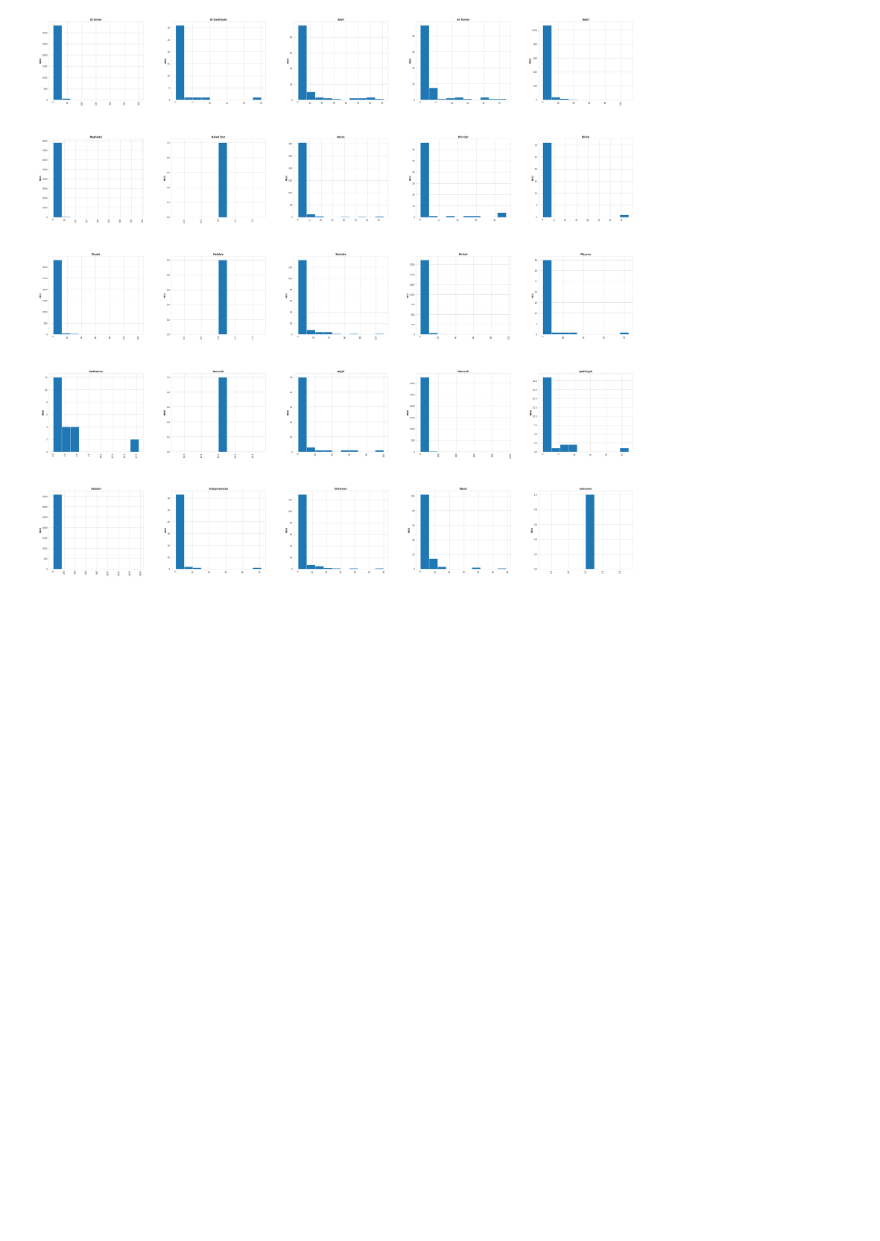
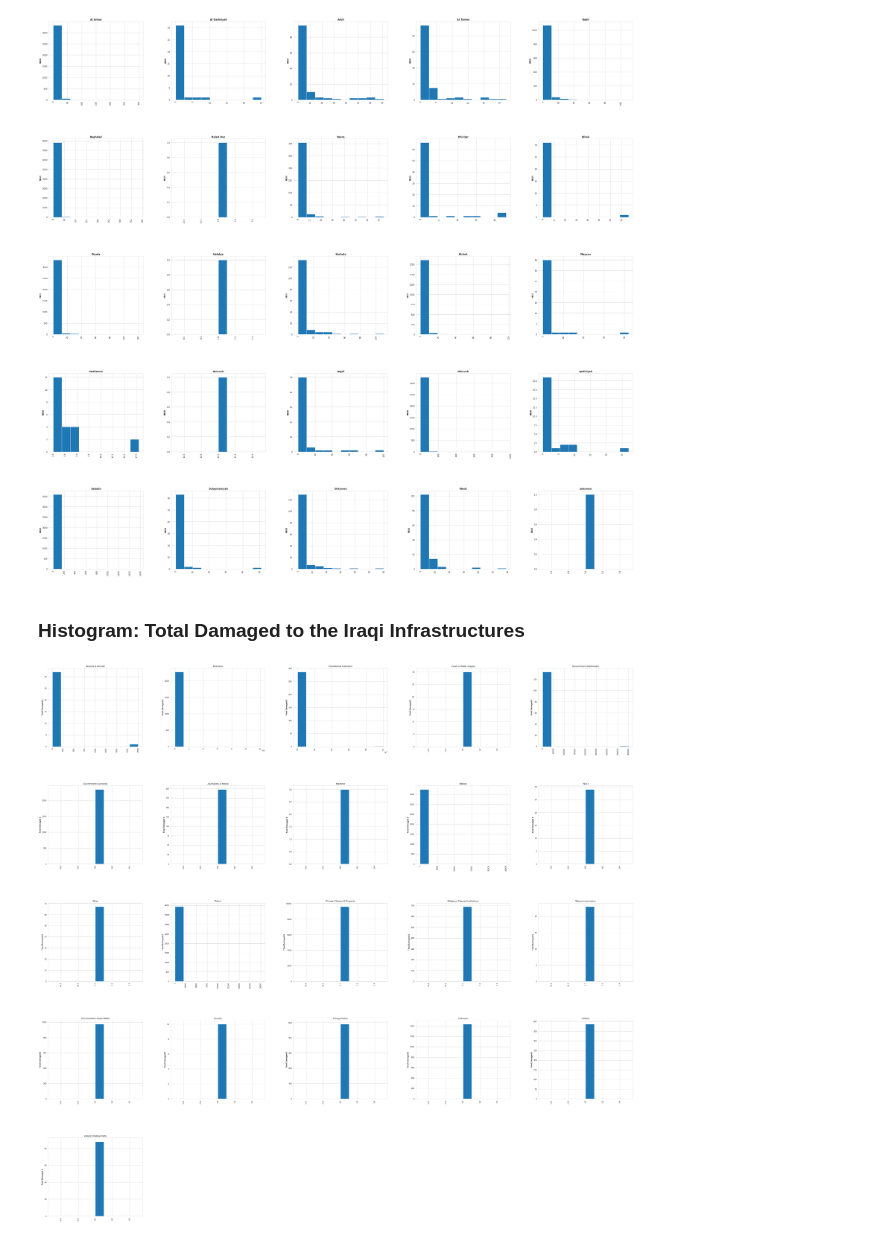
Before and after one commit to ratmadjads/DSC680, a Jupyter notebook: notebooks/DSC680_MileStoneThree_AtmadjaRio.ipynb, the cells around one changed output. Saved outputs shown, nothing was run; the diff lists cells and outputs as text; code cells hidden in the pictures; blank space fills up the shorter version.

```diff
--- a/notebooks/DSC680_MileStoneThree_AtmadjaRio.ipynb
+++ b/notebooks/DSC680_MileStoneThree_AtmadjaRio.ipynb
@@ -1138,3 +1295,14 @@ for index,ax in enumerate(axs.ravel()):
     ax.set_ylabel("NKill", fontweight='bold')
 # %% [output]
 [figure]
+# %% [markdown]
+### **Histogram**: Total Damaged to the Iraqi Infrastructures
+# %%
+plt.rcParams['figure.figsize'] = (50,50)
+axs = iraq_df.hist(by='targtype1_txt', column='total_damaged')
+hist_titles: List[str] = sorted(iraq_df.targtype1_txt.unique().tolist())
+for index,ax in enumerate(axs.ravel()):
+    # ax.set_title(hist_titles[index], fontweight='bold')
+    ax.set_ylabel("Total Damaged $", fontweight='bold')
+# %% [output]
+[figure, added]
```
Also changed, not shown: parts of 30 cells of this notebook.
